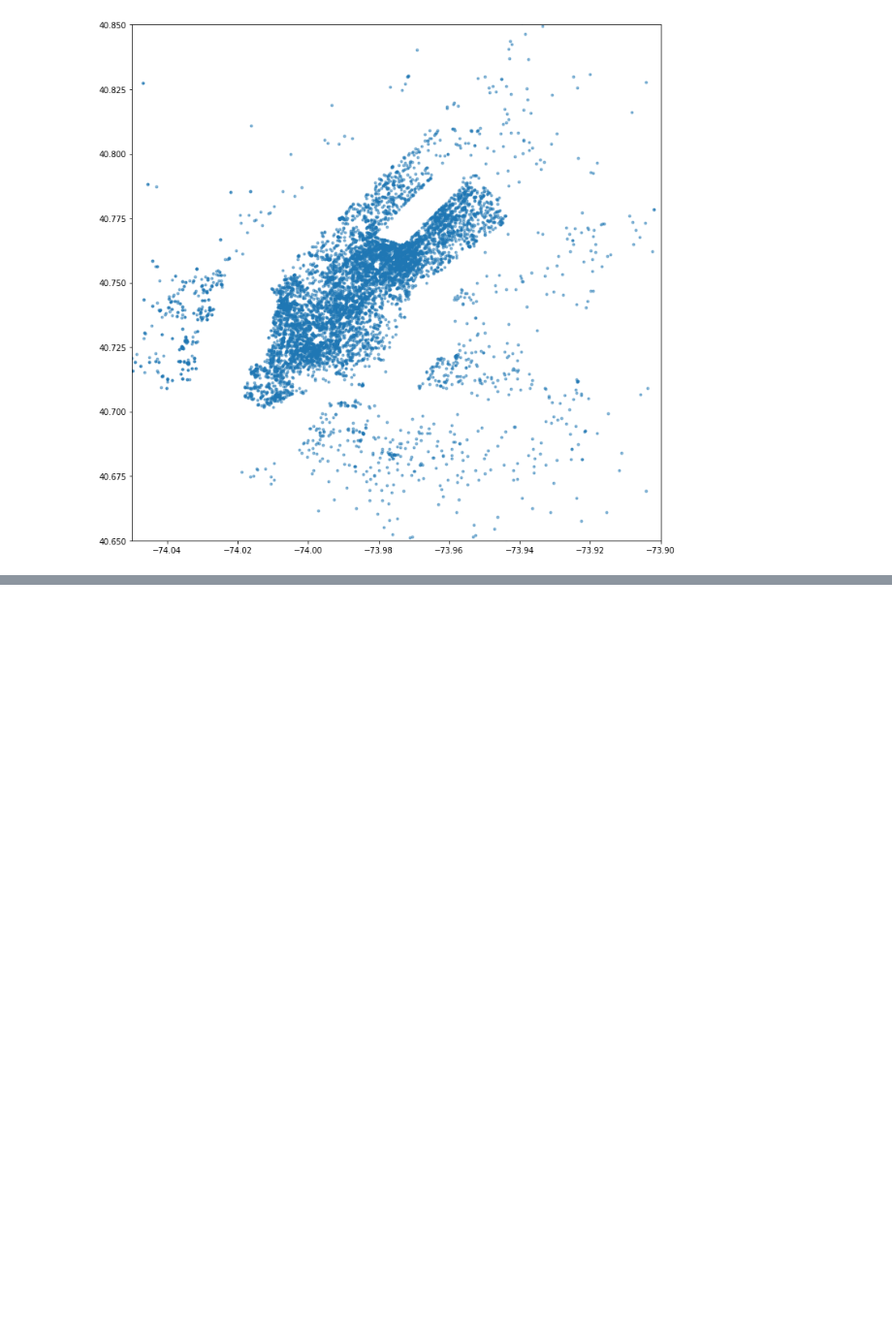
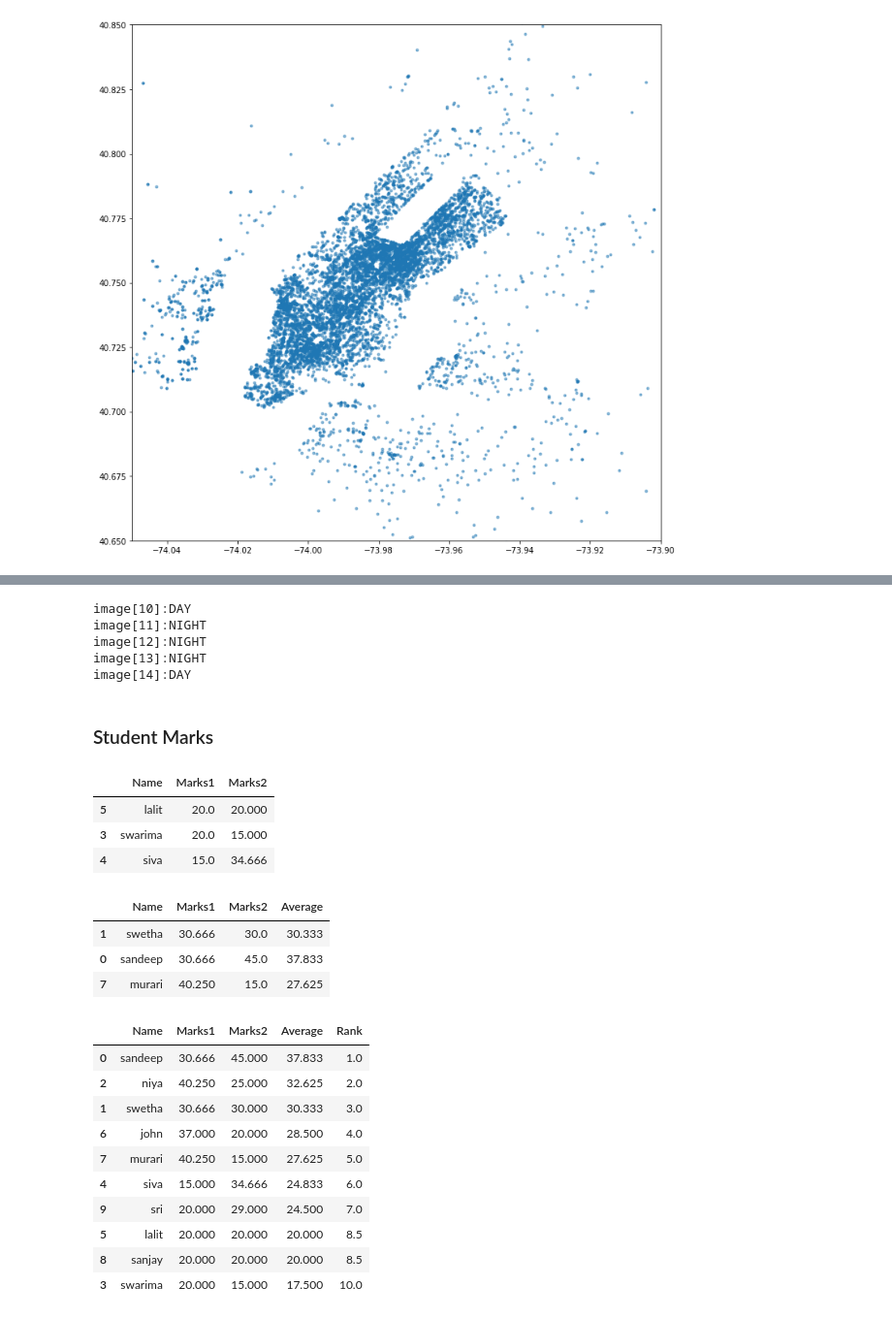
Before and after one commit to gridl/python-examples, a Jupyter notebook: pandas-samples.ipynb, the cells around one changed output, grey strips where cells are left out. Shown at 97% size. Saved outputs shown, nothing was run; the diff lists cells and outputs as text; code cells hidden in the pictures; blank space fills up the shorter version.

```diff
--- a/pandas-samples.ipynb
+++ b/pandas-samples.ipynb
@@ -122,0 +225,63 @@ plt.ylim(40.65, 40.85)
+# %%
+# lets validate other way - seems IMAGE 13 is difficult here!
+def meanIntensity(x):
+    x = str(x)
+    # mean of RGB of each image
+    return np.mean(list(zip(df_pics[''+x+''][::3].values, df_pics[''+x+''][1::3].values, df_pics[''+x+''][2::3].values)))
+
+
+image_result = [meanIntensity(i) for i in range(15)]
+min_imgDay = np.min(image_result[0:5]) # OR use #max_imgNight = np.max(image_result[5:10])
+for j in range(10,15):
+    if image_result[j] > min_imgDay:
+        print('image['+str(j)+']:DAY')
+    else:
+        print('image['+str(j)+']:NIGHT')
+
+# Based on sample data, using worst day pic (mean of the RGB of pic) as reference to find the rest of the pics
+# closer to 0 is dark
+# closer to 255 is bright
+# %% [output]
+image[10]:DAY
+image[11]:NIGHT
+image[12]:NIGHT
+image[13]:NIGHT
+image[14]:DAY
+# %% [markdown]
+### Student Marks ###
+# %%
+df_sm = pd.read_csv('./data-files/pandas/studentmarks2.csv', sep=",", header=None)
+df_sm.columns = ['Name', 'Marks1', 'Marks2']
+df_sm.sample(3)
+# %% [output]
+|  | Name | Marks1 | Marks2 |
+| 5 | lalit | 20.0 | 20.000 |
+| 3 | swarima | 20.0 | 15.000 |
+| 4 | siva | 15.0 | 34.666 |
+# %%
+# a third column called "Average" which contains the average of the Marks1 and Marks2
+df_sm['Average'] = df_sm[['Marks1','Marks2']].mean(axis=1)
+# OR df_sm['Average'] = (df_sm['Marks1']+df_sm['Marks2'])/2
+df_sm.sample(3)
+# %% [output]
+|  | Name | Marks1 | Marks2 | Average |
+| 1 | swetha | 30.666 | 30.0 | 30.333 |
+| 0 | sandeep | 30.666 | 45.0 | 37.833 |
+| 7 | murari | 40.250 | 15.0 | 27.625 |
+# %%
+# Rank the students according to their average marks
+df_sm["Rank"] = df_sm["Average"].rank(ascending=False)
+df_sm.sort_values("Average", ascending=False, inplace = True)
+df_sm
+# %% [output]
+|  | Name | Marks1 | Marks2 | Average | Rank |
+| 0 | sandeep | 30.666 | 45.000 | 37.833 | 1.0 |
+| 2 | niya | 40.250 | 25.000 | 32.625 | 2.0 |
+| 1 | swetha | 30.666 | 30.000 | 30.333 | 3.0 |
+| 6 | john | 37.000 | 20.000 | 28.500 | 4.0 |
+| 7 | murari | 40.250 | 15.000 | 27.625 | 5.0 |
+| 4 | siva | 15.000 | 34.666 | 24.833 | 6.0 |
+| 9 | sri | 20.000 | 29.000 | 24.500 | 7.0 |
+| 5 | lalit | 20.000 | 20.000 | 20.000 | 8.5 |
+| 8 | sanjay | 20.000 | 20.000 | 20.000 | 8.5 |
+| 3 | swarima | 20.000 | 15.000 | 17.500 | 10.0 |
```
Also changed, not shown: parts of 15 cells of this notebook, 16 other files.
